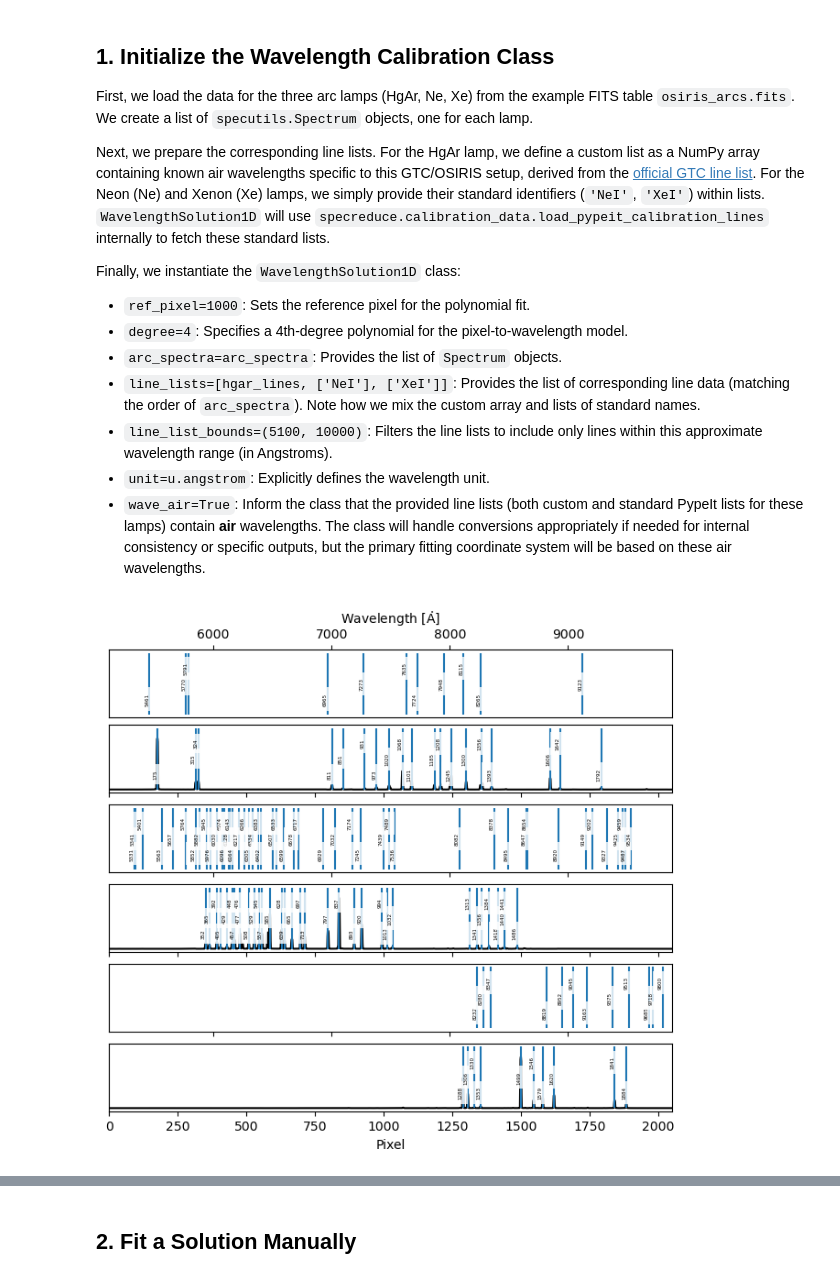
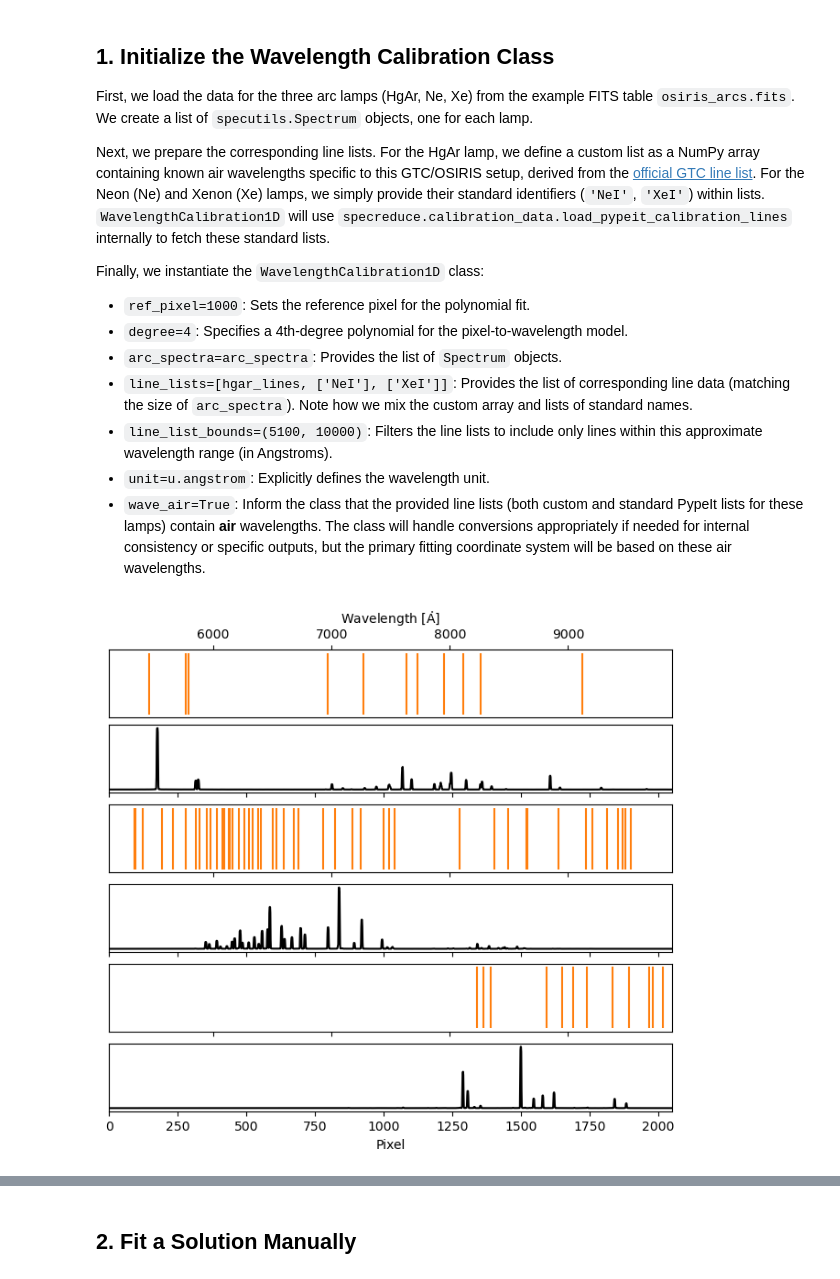
Before and after one commit to astropy/specreduce, a Jupyter notebook: docs/wavelength_calibration/wavecal1d_example_02.ipynb, the cells around one changed output, grey strips where cells are left out. Saved outputs shown, nothing was run; the diff lists cells and outputs as text; code cells hidden in the pictures.

```diff
--- a/docs/wavelength_calibration/wavecal1d_example_02.ipynb
+++ b/docs/wavelength_calibration/wavecal1d_example_02.ipynb
@@ -32,15 +32,16 @@ Next, we prepare the corresponding line lists. For the HgAr lamp, we define a cu
 NumPy array containing known air wavelengths specific to this GTC/OSIRIS setup, derived from the
 [official GTC line list](https://www.gtc.iac.es/instruments/osiris/media/lines/GTClinelist0.txt).
 For the Neon (Ne) and Xenon (Xe) lamps, we simply provide their standard identifiers (`'NeI'`,
-`'XeI'`) within lists. `WavelengthSolution1D` will use
+`'XeI'`) within lists. `WavelengthCalibration1D` will use
 `specreduce.calibration_data.load_pypeit_calibration_lines` internally to fetch these standard
 lists.
 
-Finally, we instantiate the `WavelengthSolution1D` class:
+Finally, we instantiate the `WavelengthCalibration1D` class:
 - `ref_pixel=1000`: Sets the reference pixel for the polynomial fit.
 - `degree=4`: Specifies a 4th-degree polynomial for the pixel-to-wavelength model.
 - `arc_spectra=arc_spectra`: Provides the list of `Spectrum` objects.
-- `line_lists=[hgar_lines, ['NeI'], ['XeI']]`: Provides the list of corresponding line data (matching the order of `arc_spectra`). Note how we mix the custom array and lists of standard names.
+- `line_lists=[hgar_lines, ['NeI'], ['XeI']]`: Provides the list of corresponding line data
+(matching the size of `arc_spectra`). Note how we mix the custom array and lists of standard names.
 - `line_list_bounds=(5100, 10000)`: Filters the line lists to include only lines within this approximate wavelength range (in Angstroms).
 - `unit=u.angstrom`: Explicitly defines the wavelength unit.
 - `wave_air=True`: Inform the class that the provided line lists (both custom and standard PypeIt lists for these lamps) contain **air** wavelengths. The class will handle conversions appropriately if needed for internal consistency or specific outputs, but the primary fitting coordinate system will be based on these air wavelengths.
@@ -54,14 +55,15 @@ arc_spectra = [Spectrum(tb[f'{l}_flux'].value.astype('d')*u.DN,
 # %%
 hgar = np.array([5460.735, 5769.598, 5790.663,  6965.431, 7272.936, 7635.106,
                  7724.207, 7948.176, 8115.311, 8264.522, 9122.967])
 
-wc = WavelengthCalibration1D(ref_pixel=1000, degree=4, arc_spectra=arc_spectra,
+wc = WavelengthCalibration1D(ref_pixel=1000,
+                             degree=4,
+                             arc_spectra=arc_spectra,
                              line_lists=[hgar, ['NeI'], ['XeI']],
-                             line_list_bounds=(5100, 9900), unit=u.angstrom,
+                             line_list_bounds=(5100, 9900),
+                             unit=u.angstrom,
                              wave_air=True)
 
-wc.find_lines(fwhm=4, noise_factor=15)
+wc.plot_fit(figsize=(6.3, 6), plot_values=False);
+# %% [output]
+[figure, added]
-# %%
-wc.plot_fit(figsize=(6.3, 6), value_fontsize=4);
-# %% [output]
-[figure, removed]
```
Also changed, not shown: parts of 7 cells of this notebook, 1 other file.
